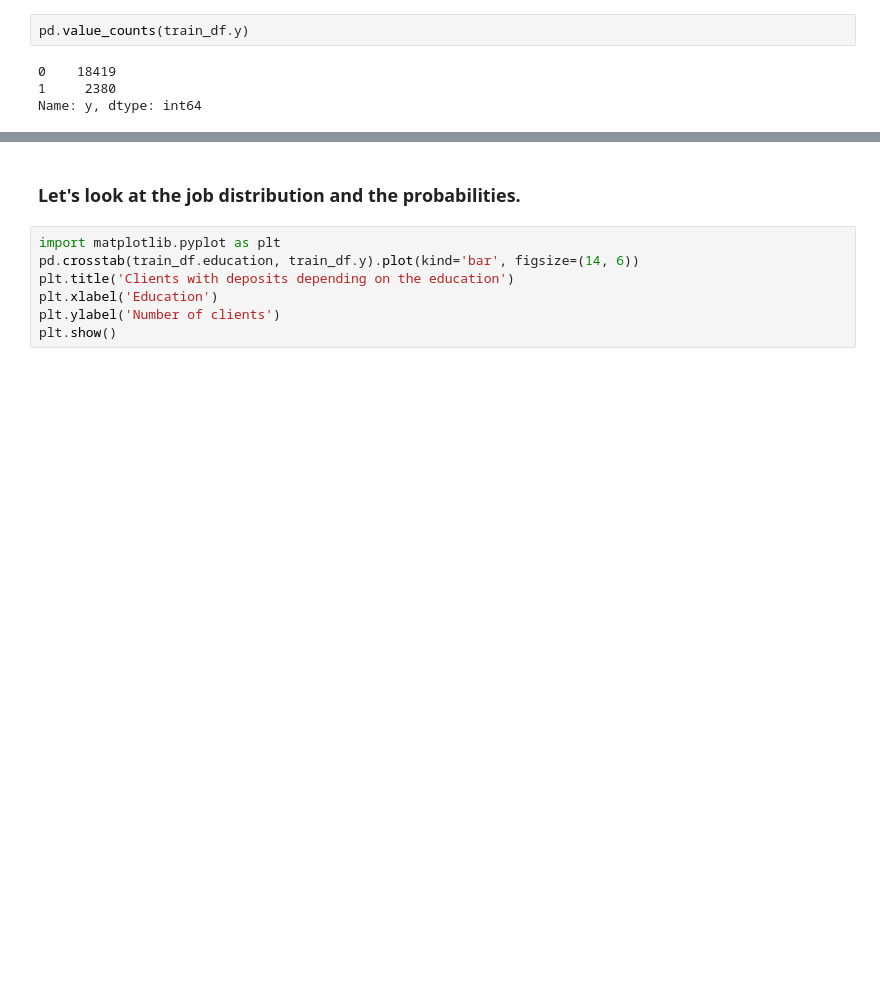
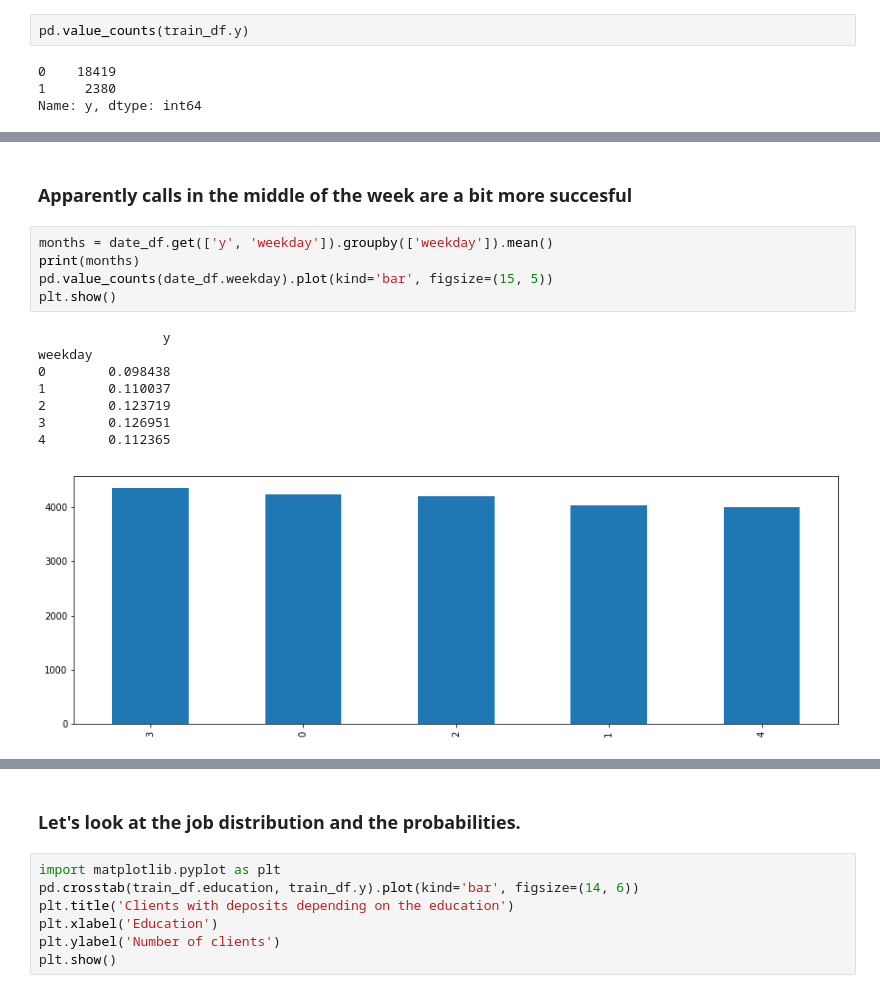
Before and after one commit to kmichael08/kaggle-banking-ml-predictions, a Jupyter notebook: experiments.ipynb, the cells around one changed output, grey strips where cells are left out. Saved outputs shown, nothing was run; the diff lists cells and outputs as text; blank space fills up the shorter version.

```diff
--- a/experiments.ipynb
+++ b/experiments.ipynb
@@ -109,0 +157,16 @@ def get_year_and_month(date):
+# %% [markdown]
+### Apparently calls in the middle of the week are a bit more succesful
+# %%
+months = date_df.get(['y', 'weekday']).groupby(['weekday']).mean()
+print(months)
+pd.value_counts(date_df.weekday).plot(kind='bar', figsize=(15, 5))
+plt.show()
+# %% [output]
+                y
+weekday
+0        0.098438
+1        0.110037
+2        0.123719
+3        0.126951
+4        0.112365
+[figure, added]
```
Also changed, not shown: parts of 48 cells of this notebook.
